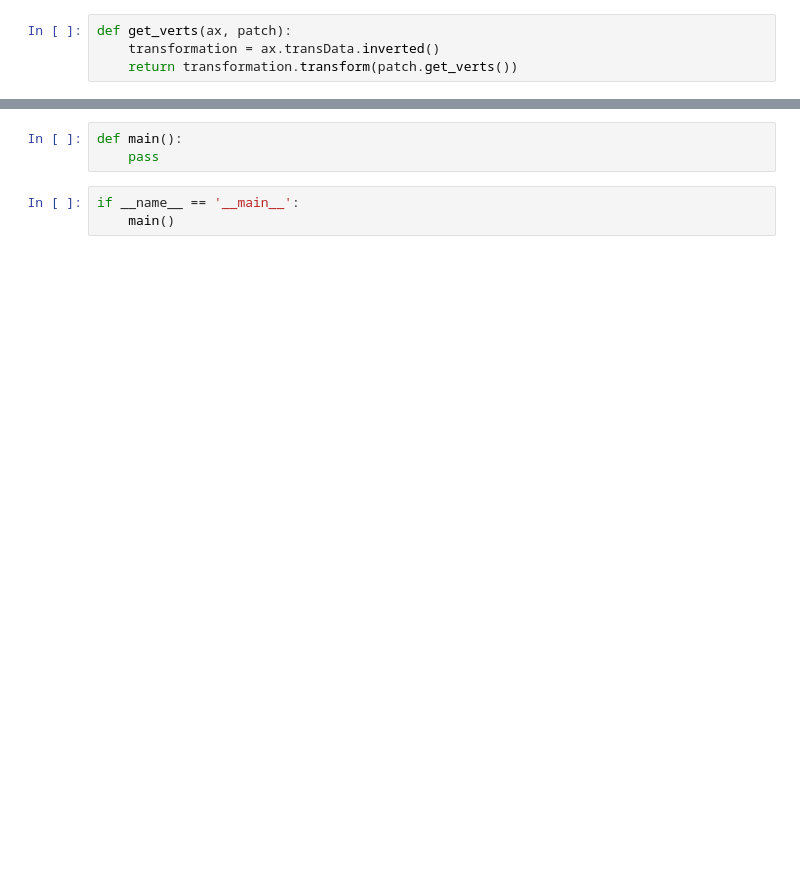
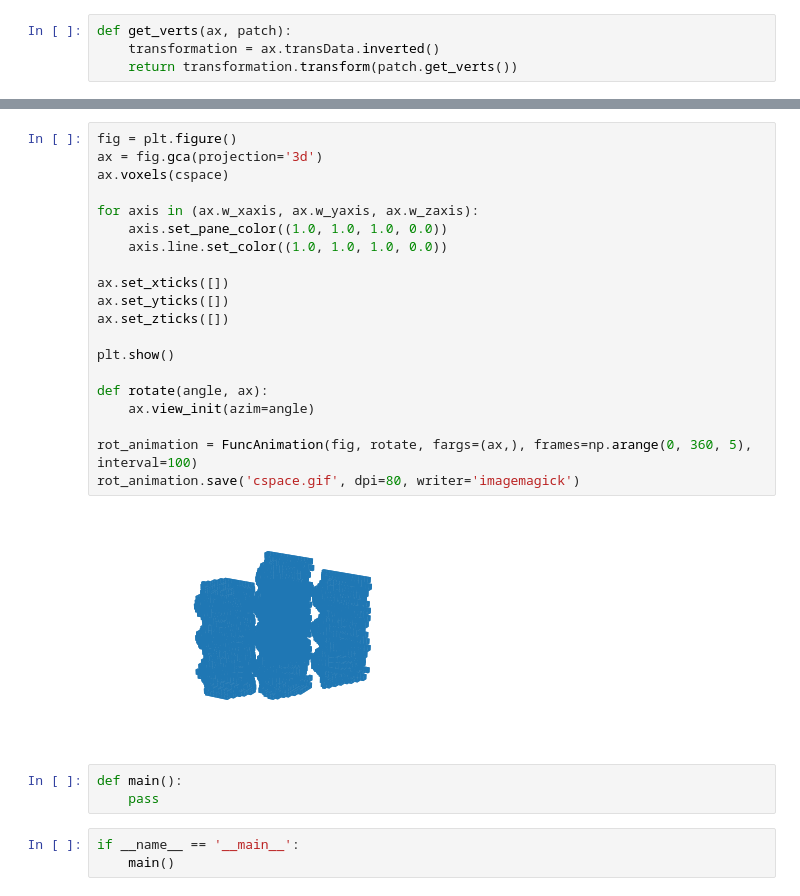
Before and after one commit to jhultman/Robotics, a Jupyter notebook: piano-mover/piano.ipynb, the cells around one changed output, grey strips where cells are left out. Cells and saved outputs as stored; diff of their text form; blank space fills up the shorter version.

```diff
--- a/piano-mover/piano.ipynb
+++ b/piano-mover/piano.ipynb
@@ -165,3 +267,25 @@ rot_animation.save('rotation.gif', dpi=80, writer='imagemagick')
+# %%
+fig = plt.figure()
+ax = fig.gca(projection='3d')
+ax.voxels(cspace)
+
+for axis in (ax.w_xaxis, ax.w_yaxis, ax.w_zaxis):
+    axis.set_pane_color((1.0, 1.0, 1.0, 0.0))
+    axis.line.set_color((1.0, 1.0, 1.0, 0.0))
+
+ax.set_xticks([])
+ax.set_yticks([])
+ax.set_zticks([])
+
+plt.show()
+
+def rotate(angle, ax):
+    ax.view_init(azim=angle)
+
+rot_animation = FuncAnimation(fig, rotate, fargs=(ax,), frames=np.arange(0, 360, 5), interval=100)
+rot_animation.save('cspace.gif', dpi=80, writer='imagemagick')
+# %% [output]
+[figure, added]
 # %%
 def main():
     pass
```
Also changed, not shown: parts of 17 cells of this notebook, 2 other files.
